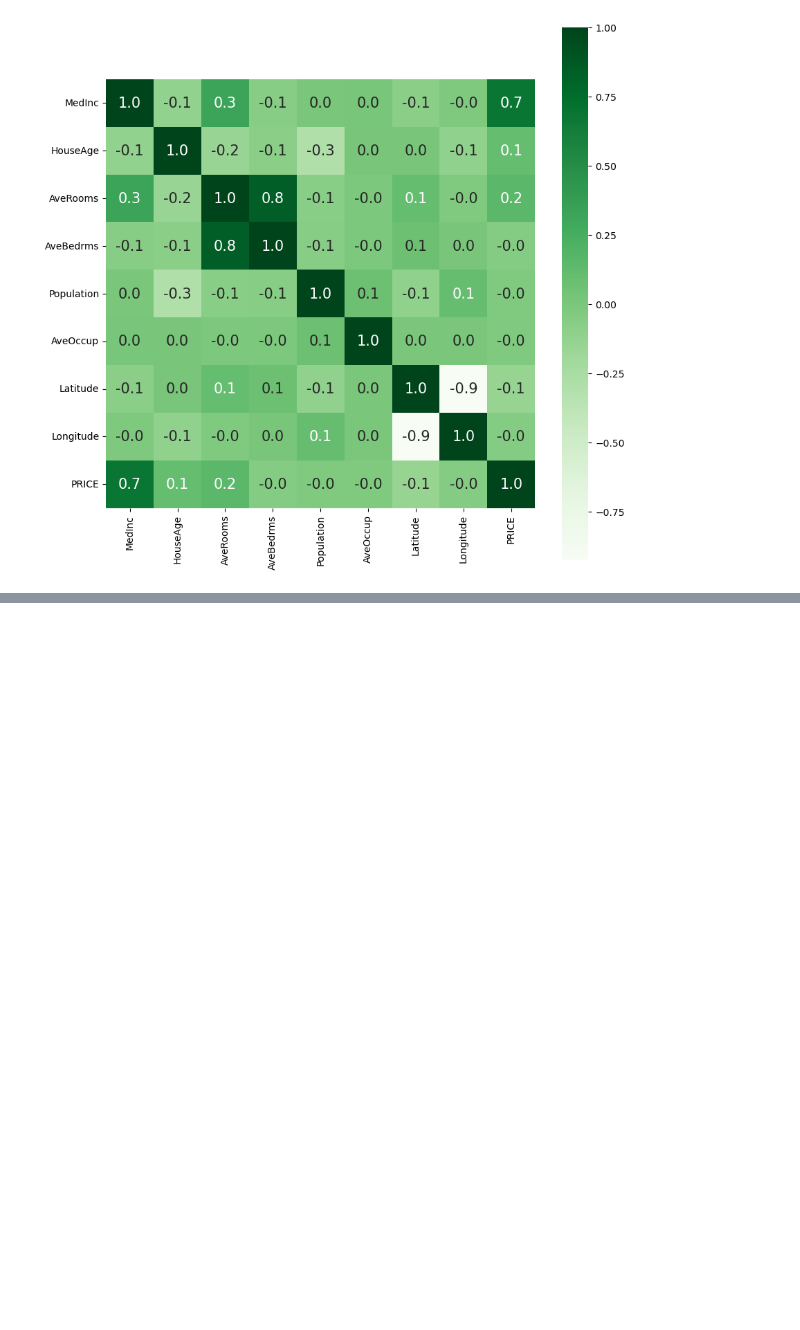
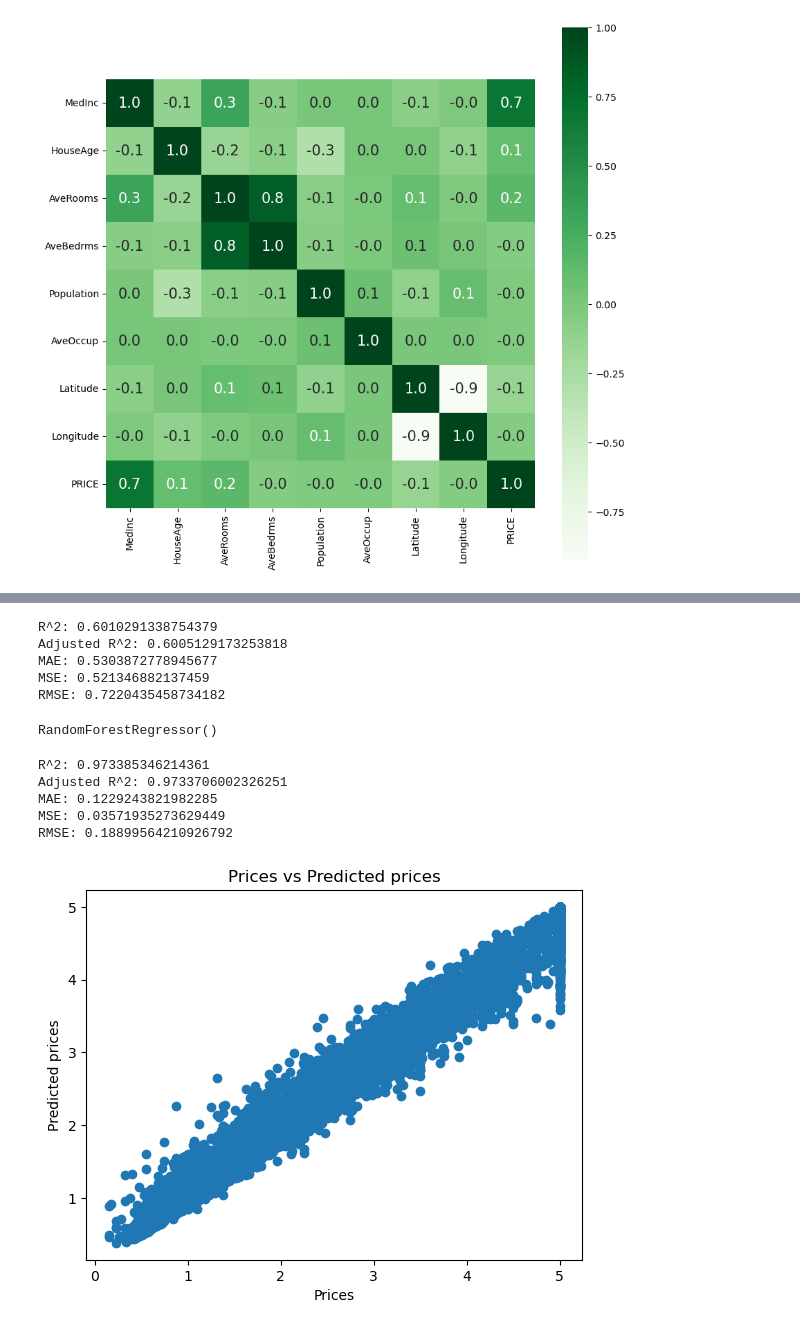
Before and after one commit to yasinkrcm/Boston-House-Price-Prediction, a Jupyter notebook: analysis.ipynb, the cells around one changed output, grey strips where cells are left out. Cells and saved outputs as stored; diff of their text form; code cells hidden in the pictures; blank space fills up the shorter version.

```diff
--- a/analysis.ipynb
+++ b/analysis.ipynb
@@ -125,0 +243,50 @@ sns.heatmap(corr, cbar=True, square= True, fmt='.1f', annot=True, annot_kws={'si
+# %%
+# Model Evaluation
+acc_linreg = metrics.r2_score(y_test, y_test_pred)
+print('R^2:', acc_linreg)
+print('Adjusted R^2:',1 - (1-metrics.r2_score(y_test, y_test_pred))*(len(y_test)-1)/(len(y_test)-X_test.shape[1]-1))
+print('MAE:',metrics.mean_absolute_error(y_test, y_test_pred))
+print('MSE:',metrics.mean_squared_error(y_test, y_test_pred))
+print('RMSE:',np.sqrt(metrics.mean_squared_error(y_test, y_test_pred)))
+# %% [output]
+R^2: 0.6010291338754379
+Adjusted R^2: 0.6005129173253818
+MAE: 0.5303872778945677
+MSE: 0.521346882137459
+RMSE: 0.7220435458734182
+# %%
+# Import Random Forest Regressor
+from sklearn.ensemble import RandomForestRegressor
+
+# Create a Random Forest Regressor
+reg = RandomForestRegressor()
+
+# Train the model using the training sets
+reg.fit(X_train, y_train)
+# %% [output]
+RandomForestRegressor()
+# %%
+# Model prediction on train data
+y_pred = reg.predict(X_train)
+# %%
+# Model Evaluation
+print('R^2:',metrics.r2_score(y_train, y_pred))
+print('Adjusted R^2:',1 - (1-metrics.r2_score(y_train, y_pred))*(len(y_train)-1)/(len(y_train)-X_train.shape[1]-1))
+print('MAE:',metrics.mean_absolute_error(y_train, y_pred))
+print('MSE:',metrics.mean_squared_error(y_train, y_pred))
+print('RMSE:',np.sqrt(metrics.mean_squared_error(y_train, y_pred)))
+# %% [output]
+R^2: 0.973385346214361
+Adjusted R^2: 0.9733706002326251
+MAE: 0.1229243821982285
+MSE: 0.03571935273629449
+RMSE: 0.18899564210926792
+# %%
+# Visualizing the differences between actual prices and predicted values
+plt.scatter(y_train, y_pred)
+plt.xlabel("Prices")
+plt.ylabel("Predicted prices")
+plt.title("Prices vs Predicted prices")
+plt.show()
+# %% [output]
+[figure, added]
```
Also changed, not shown: parts of 33 cells of this notebook.
